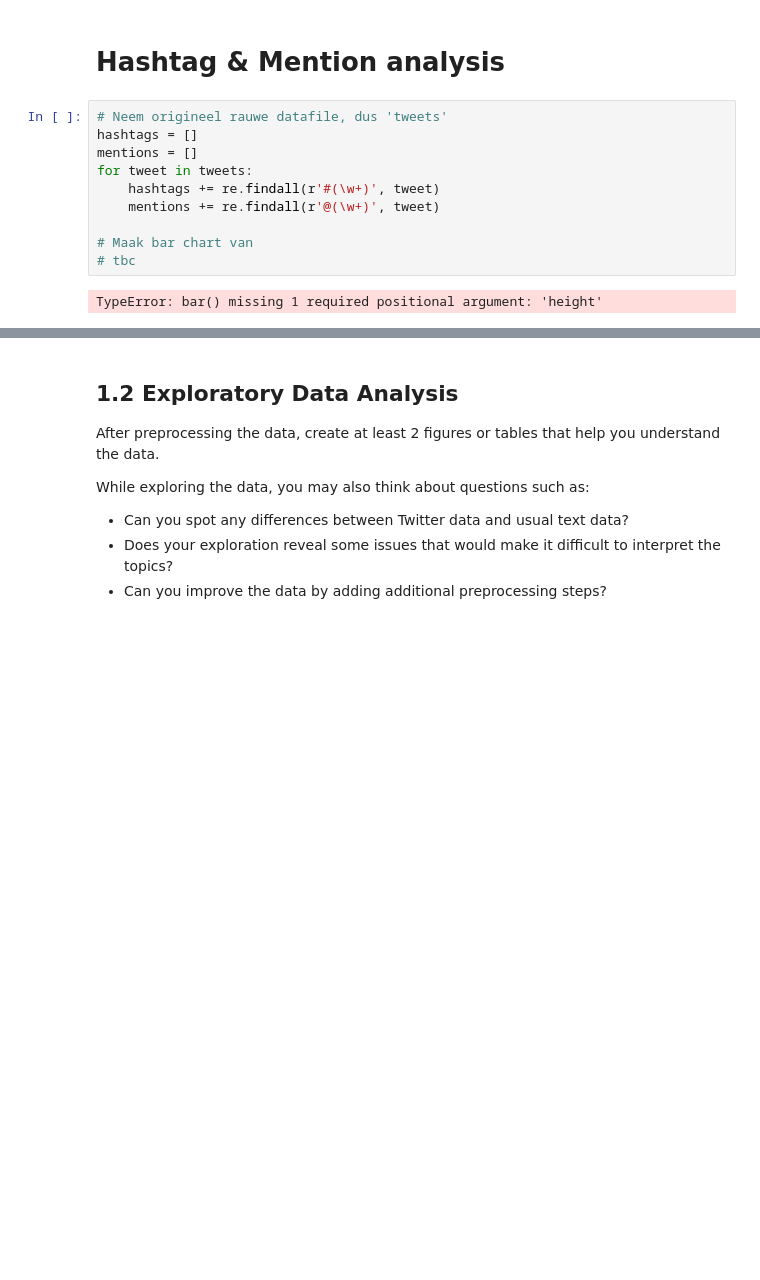
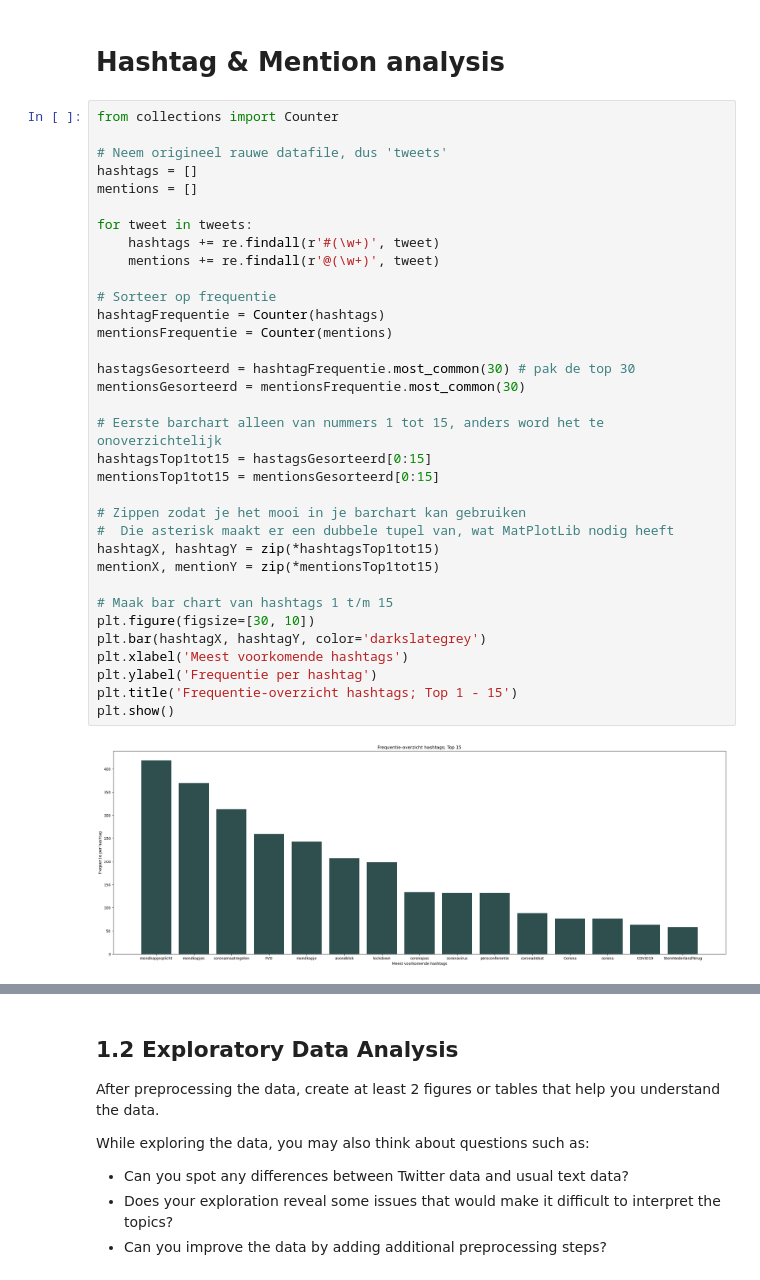
Before and after one commit to MacSuperior/APML-3, a Jupyter notebook: A3 Task 1.1 Max.ipynb, the cells around one changed output, grey strips where cells are left out. Saved outputs shown, nothing was run; the diff lists cells and outputs as text; blank space fills up the shorter version.

```diff
--- a/A3 Task 1.1 Max.ipynb
+++ b/A3 Task 1.1 Max.ipynb
@@ -234,14 +234,38 @@ plt.show()
 # %% [markdown]
 # Hashtag & Mention analysis
-# %%
-# Neem origineel rauwe datafile, dus 'tweets'
-hashtags = []
-mentions = []
-for tweet in tweets:
-    hashtags += re.findall(r'#(\w+)', tweet)
-    mentions += re.findall(r'@(\w+)', tweet)
-
-# Maak bar chart van
-# tbc
-# %% [output]
-TypeError: bar() missing 1 required positional argument: 'height'
+# %%
+from collections import Counter
+
+# Neem origineel rauwe datafile, dus 'tweets'
+hashtags = []
+mentions = []
+
+for tweet in tweets:
+    hashtags += re.findall(r'#(\w+)', tweet)
+    mentions += re.findall(r'@(\w+)', tweet)
+
+# Sorteer op frequentie
+hashtagFrequentie = Counter(hashtags)
+mentionsFrequentie = Counter(mentions)
+
+hastagsGesorteerd = hashtagFrequentie.most_common(30) # pak de top 30
+mentionsGesorteerd = mentionsFrequentie.most_common(30)
+
+# Eerste barchart alleen van nummers 1 tot 15, anders word het te onoverzichtelijk
+hashtagsTop1tot15 = hastagsGesorteerd[0:15]
+mentionsTop1tot15 = mentionsGesorteerd[0:15]
+
+# Zippen zodat je het mooi in je barchart kan gebruiken
+#  Die asterisk maakt er een dubbele tupel van, wat MatPlotLib nodig heeft
+hashtagX, hashtagY = zip(*hashtagsTop1tot15)
+mentionX, mentionY = zip(*mentionsTop1tot15)
+
+# Maak bar chart van hashtags 1 t/m 15
+plt.figure(figsize=[30, 10])
+plt.bar(hashtagX, hashtagY, color='darkslategrey')
+plt.xlabel('Meest voorkomende hashtags')
+plt.ylabel('Frequentie per hashtag')
+plt.title('Frequentie-overzicht hashtags; Top 1 - 15')
+plt.show()
+# %% [output]
+[figure, added]
```
Also changed, not shown: parts of 5 cells of this notebook.
